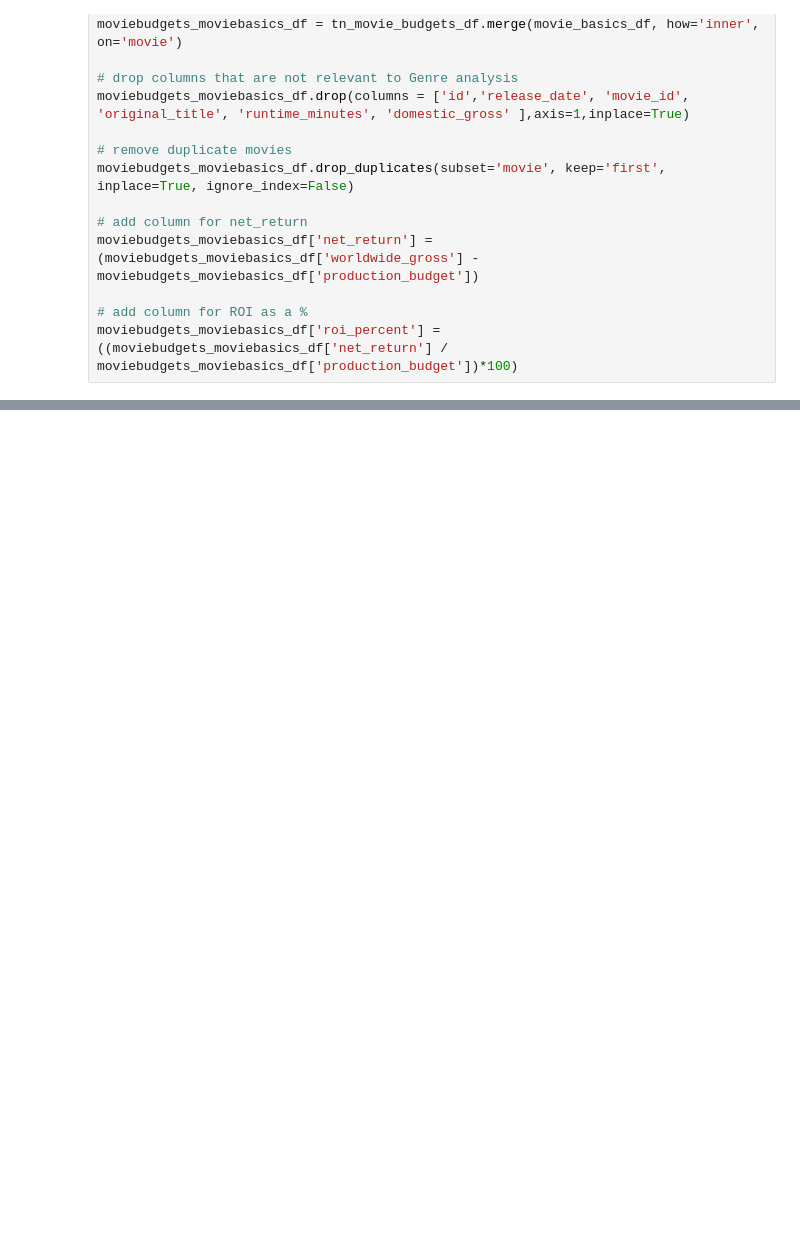
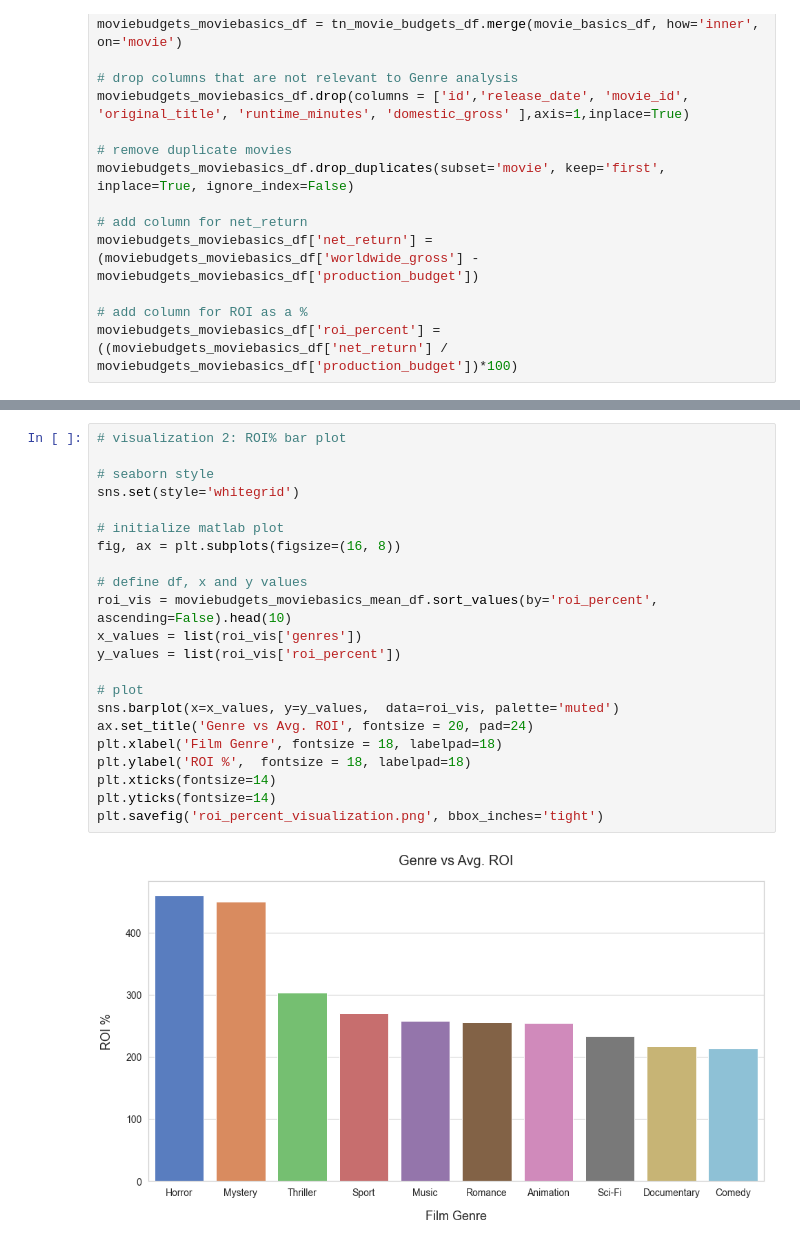
Before and after one commit to charlesmpan/FilmStudioMovieRec, a Jupyter notebook: final_notebook.ipynb, the cells around one changed output, grey strips where cells are left out. Drawn from its saved outputs; the diff is of its cells as text; blank space fills up the shorter version.

```diff
--- a/final_notebook.ipynb
+++ b/final_notebook.ipynb
@@ -92,0 +130,24 @@ moviebudgets_moviebasics_df['roi_percent'] = ((moviebudgets_moviebasics_df['net_
+# %%
+# visualization 2: ROI% bar plot
+
+# seaborn style
+sns.set(style='whitegrid')
+
+# initialize matlab plot
+fig, ax = plt.subplots(figsize=(16, 8))
+
+# define df, x and y values
+roi_vis = moviebudgets_moviebasics_mean_df.sort_values(by='roi_percent', ascending=False).head(10)
+x_values = list(roi_vis['genres'])
+y_values = list(roi_vis['roi_percent'])
+
+# plot
+sns.barplot(x=x_values, y=y_values,  data=roi_vis, palette='muted')
+ax.set_title('Genre vs Avg. ROI', fontsize = 20, pad=24)
+plt.xlabel('Film Genre', fontsize = 18, labelpad=18)
+plt.ylabel('ROI %',  fontsize = 18, labelpad=18)
+plt.xticks(fontsize=14)
+plt.yticks(fontsize=14)
+plt.savefig('roi_percent_visualization.png', bbox_inches='tight')
+# %% [output]
+[figure, added]
```
Also changed, not shown: parts of 8 cells of this notebook, 1 other file.
